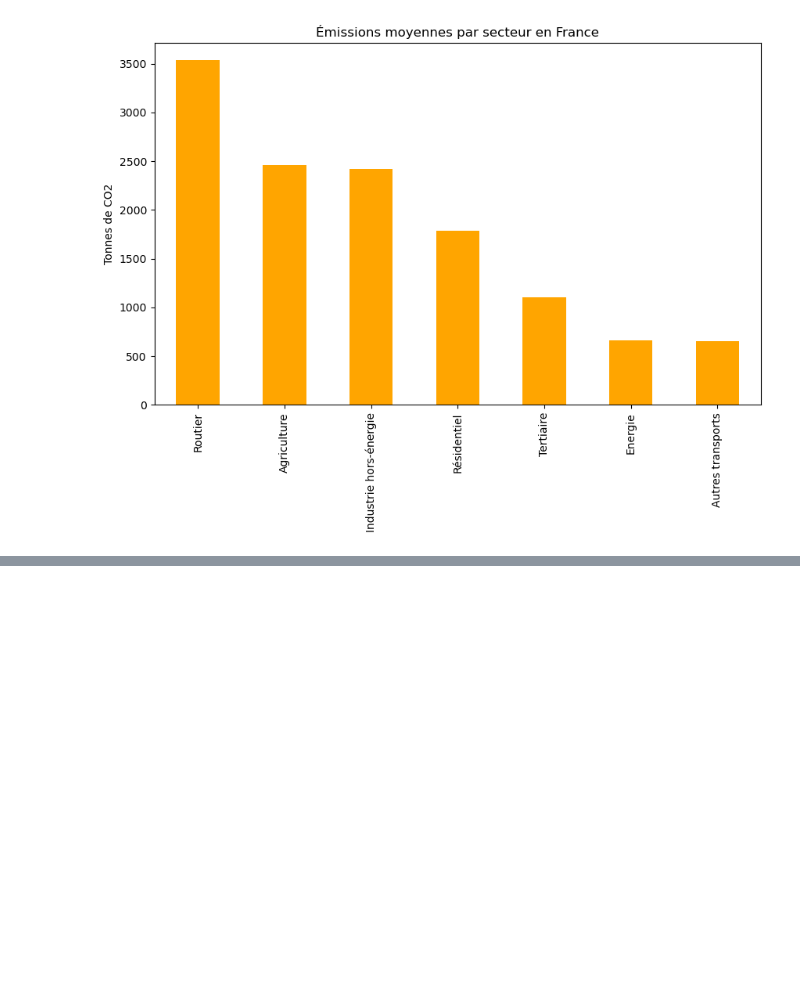
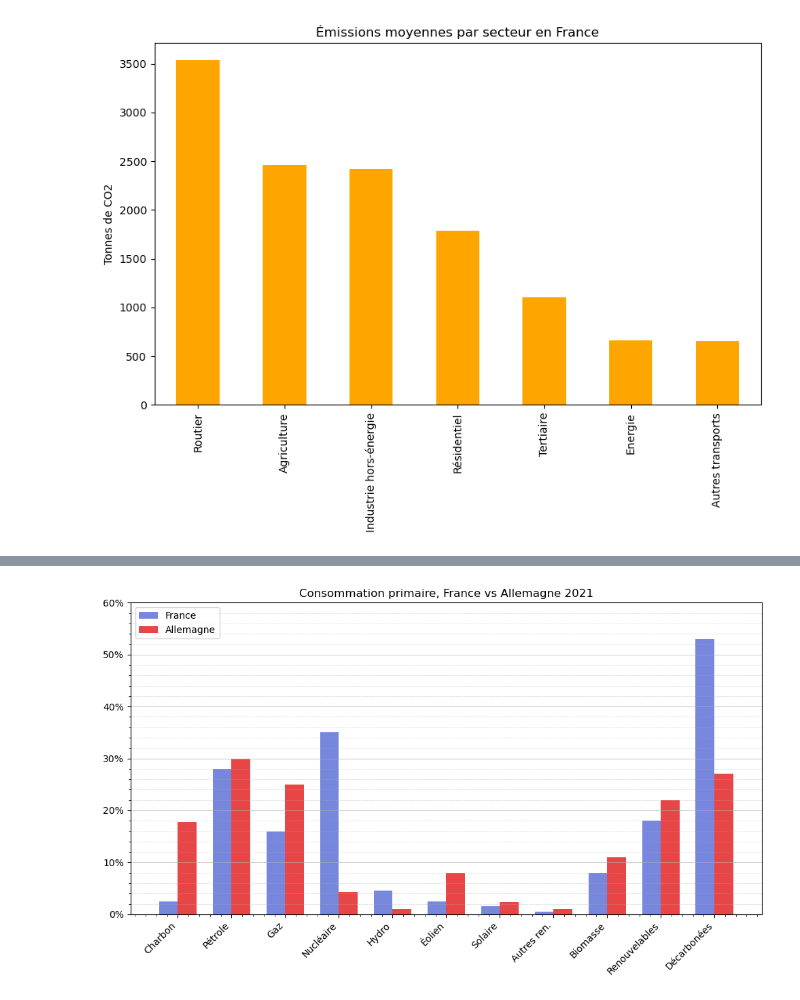
Before and after one commit to ktzkvin/GHG-Emissions-Dashboard, a Jupyter notebook: main.ipynb, the cells around one changed output, grey strips where cells are left out. Cells and saved outputs as stored; diff of their text form; code cells hidden in the pictures; blank space fills up the shorter version.

```diff
--- a/main.ipynb
+++ b/main.ipynb
@@ -72,0 +65,53 @@ m
+# %%
+import matplotlib.pyplot as plt
+import numpy as np
+
+# Données
+categories = ['Charbon', 'Pétrole', 'Gaz', 'Nucléaire', 'Hydro', 'Éolien', 'Solaire', 'Autres ren.', 'Biomasse', 'Renouvelables', 'Décarbonées']
+
+france_values = [2.5, 28, 16, 35, 4.6, 2.5, 1.5, 0.5, 8, 18, 53]  # Nouvelles données de la France
+allemagne_values = [17.8, 30, 25, 4.3, 1, 8, 2.3, 1, 11, 22, 27]  # Données de l'Allemagne
+
+# Couleurs pastel similaires en bleu
+couleur_france = '#7687dd'  # Bleu pastel clair
+couleur_allemagne = '#e84646'  # Bleu pastel plus intense
+
+# Paramètres du graphique
+x = np.arange(len(categories))  # L'emplacement des labels des catégories
+width = 0.35  # Largeur des barres
+
+# Création du graphique
+fig, ax = plt.subplots(figsize=(10, 6))
+
+# Barres pour la France
+bars_france = ax.bar(x - width/2, france_values, width, label='France', color=couleur_france)
+
+# Barres pour l'Allemagne
+bars_allemagne = ax.bar(x + width/2, allemagne_values, width, label='Allemagne', color=couleur_allemagne)
+
+# Ajout du signe '%' aux valeurs de l'axe des ordonnées
+ax.set_yticks(np.arange(0, 61, 10))  # Grandes lignes à chaque 10%
+ax.set_yticklabels([f'{i}%' for i in range(0, 61, 10)])
+
+# Ajout du quadrillage principal et secondaire
+ax.grid(True, which='major', axis='y', linestyle='-', linewidth=0.7, alpha=0.7)  # Quadrillage principal
+ax.grid(True, which='minor', axis='y', linestyle='--', linewidth=0.5, alpha=0.5)  # Quadrillage secondaire (lignes fines)
+
+# Activation des lignes mineures pour créer un quadrillage secondaire
+ax.minorticks_on()
+
+# Labels et titre
+ax.set_title('Consommation primaire, France vs Allemagne 2021')
+ax.set_xticks(x)
+ax.set_xticklabels(categories, rotation=45, ha="right")
+
+# Positionnement de la légende en haut à gauche
+ax.legend(loc='upper left')
+
+# Ajustement pour les labels
+plt.tight_layout()
+
+# Affichage du graphique
+plt.show()
+# %% [output]
+[figure, added]
```
Also changed, not shown: parts of 1 cell of this notebook, 4 other files.
